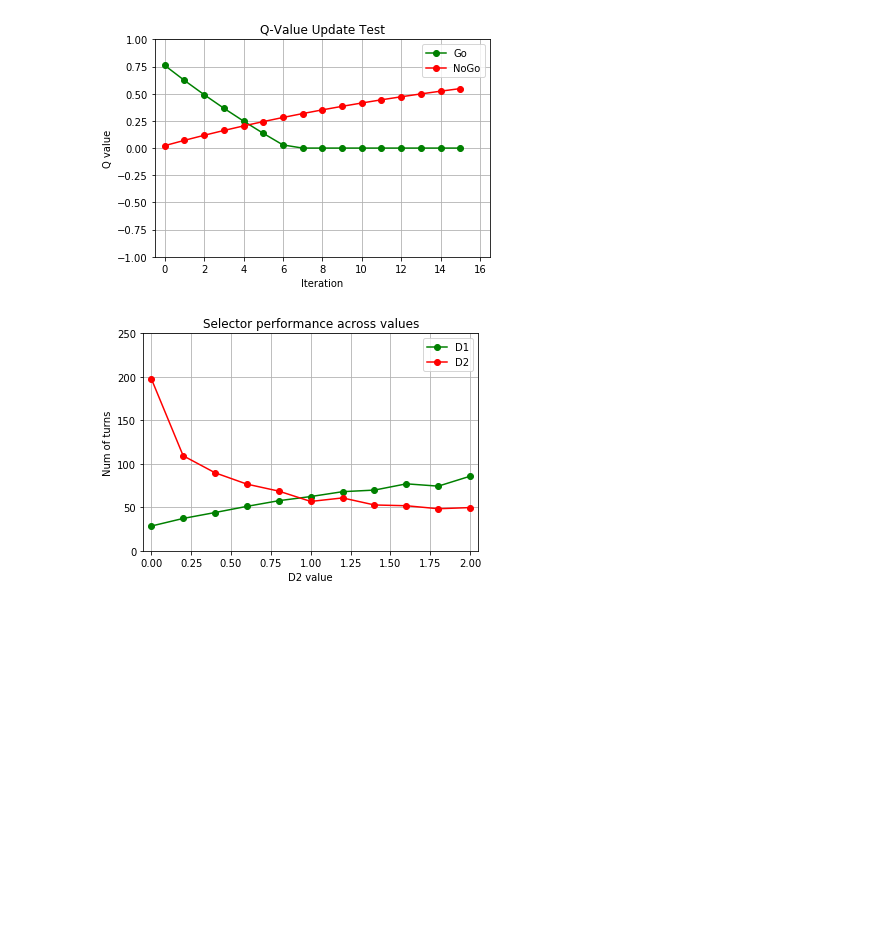
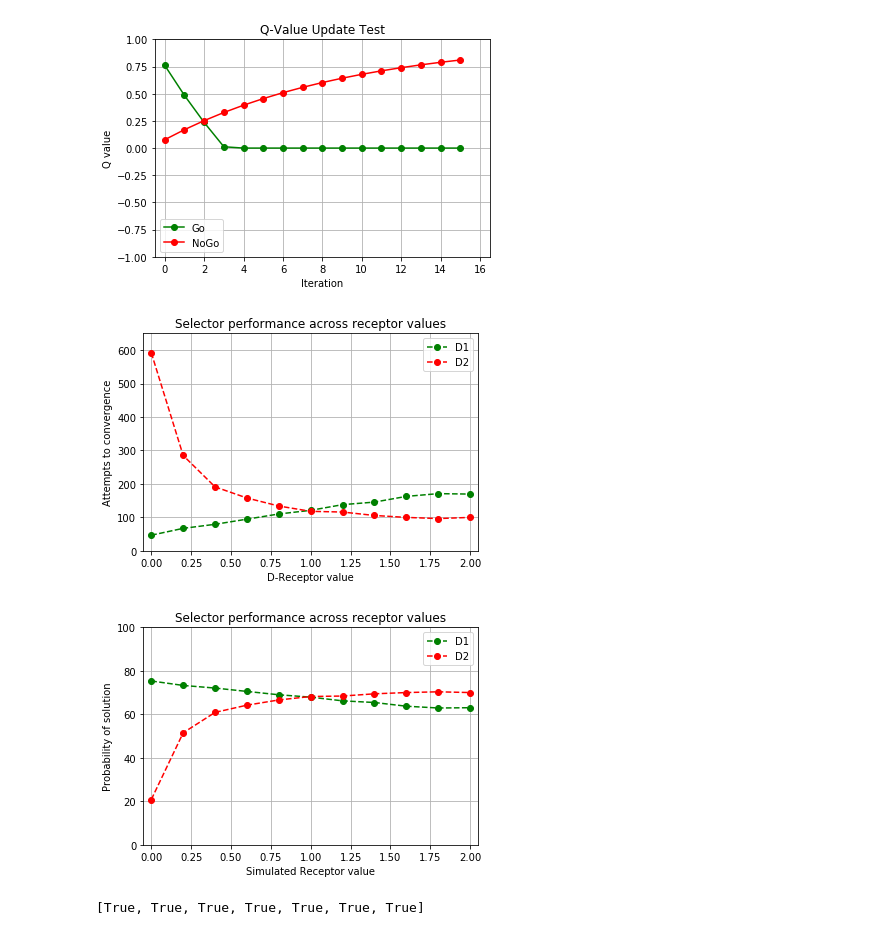
Before and after one commit to UWCCDL/PSS_RAPM_Model, a Jupyter notebook: FeatureSelection.ipynb, the cells around one changed output. Drawn from its saved outputs; the diff is of its cells as text; code cells hidden in the pictures; blank space fills up the shorter version.

Commit message:
Best metacode results

```diff
--- a/FeatureSelection.ipynb
+++ b/FeatureSelection.ipynb
@@ -19,8 +19,9 @@ f = features.Feature()
 f.anticorrelated = True
 f.go = 0.76
 f.temperature = 0.2
-f.alpha = 0.05
+f.alpha = 0.1
 f.d1 = 2
+f.lowbounded = True
 vals = [[f.go, f.nogo]]
 for i in range(15):
     f.select();
@@ -43,24 +44,27 @@ plt.grid()
 plt.legend(["Go", "NoGo"], loc="best")
 plt.show()
 # %% [output]
-[figure, old version]
+[figure, new version]
 # %%
 res = {}
-nfeat = 6
+nfeat = 7
 ncorrect = 1
 alpha = 0.1
 temp = 0.1
 nsims = 500
 anticorrelated = True
 maxruns = 2000
+lowbounded = True
 
 d_vals = [x/100.0 for x in list(range(0, 201, 20))]
+
 for d in d_vals:
     name = "%.1f" % d
     fs = features.FeatureSelector(nfeatures = nfeat, ncorrect = ncorrect,  maxruns = maxruns)
     fs.alpha = alpha
     fs.temperature = temp
     fs.anticorrelated = anticorrelated
+    fs.lowbounded = lowbounded
 
     fs.d2 = d
 
@@ -79,6 +83,7 @@ for d in d_vals:
     fs.alpha = alpha
     fs.temperature = temp
     fs.anticorrelated = anticorrelated
+    fs.lowbounded = lowbounded
 
     fs.d1 = d
 
@@ -90,16 +95,32 @@ for d in d_vals:
 
 d1_res = res
 # %%
-plt.axis([-0.05, 2.05, 0, 250])
-plt.ylabel("Num of turns")
-plt.xlabel("D2 value")
-plt.title("Selector performance across values")
+plt.axis([-0.05, 2.05, 0, 650])
+plt.ylabel("Attempts to convergence")
+plt.xlabel("D-Receptor value")
+plt.title("Selector performance across receptor values")
 d2y = [d2_res["%.1f" % x] for x in d_vals]
 d1y = [d1_res["%.1f" % x] for x in d_vals]
-plt.plot(d_vals, d1y, "o-", color="green")
-plt.plot(d_vals, d2y, "o-", color="red")
+plt.plot(d_vals, d1y, "o--", color="green")
+plt.plot(d_vals, d2y, "o--", color="red")
 plt.grid()
 plt.legend(["D1", "D2"], loc="best")
 plt.show()
+[f.lowbounded for f in fs.features]
+
+plt.axis([-0.05, 2.05, 0, 100])
+plt.ylabel("Probability of solution")
+plt.xlabel("Simulated Receptor value")
+plt.title("Selector performance across receptor values")
+ad2y = [(800 - x[0])/10.0 for x in d2y]
+ad1y = [(800 - x[0])/10.0 for x in d1y]
+plt.plot(d_vals, ad1y, "o--", color="green")
+plt.plot(d_vals, ad2y, "o--", color="red")
+plt.grid()
+plt.legend(["D1", "D2"], loc="best")
+plt.show()
+[f.lowbounded for f in fs.features]
 # %% [output]
-[figure, old version]
+[figure, new version]
+[figure, added]
+[True, True, True, True, True, True, True]
```
Also changed, not shown: 1 other file.
